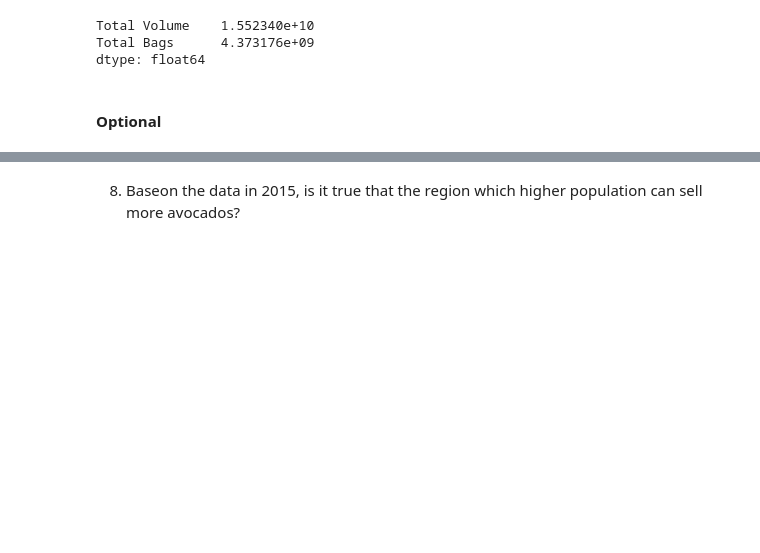
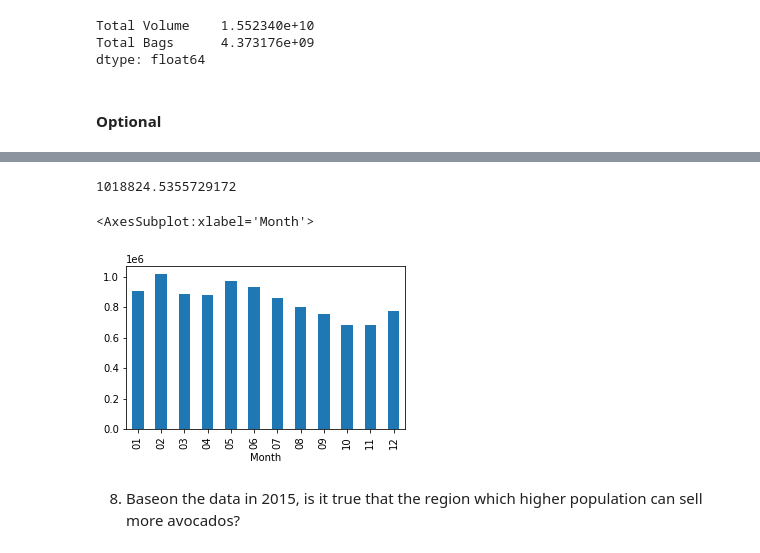
Before and after one commit to PimchanokD/Homework6-AVOCADO, a Jupyter notebook: HW06 Avocado.ipynb, the cells around one changed output, grey strips where cells are left out. Saved outputs shown, nothing was run; the diff lists cells and outputs as text; code cells hidden in the pictures; blank space fills up the shorter version.

```diff
--- a/HW06 Avocado.ipynb
+++ b/HW06 Avocado.ipynb
@@ -238,2 +278,11 @@ dtype: float64
+# %%
+df.groupby('Month')['Total Volume'].mean().max()
+# %% [output]
+1018824.5355729172
+# %%
+df.groupby('Month')['Total Volume'].mean().plot.bar(figsize=(5,3))
+# %% [output]
+<AxesSubplot:xlabel='Month'>
+[figure, added]
 # %% [markdown]
 8)  Baseon the data in 2015, is it true that the region which higher population can sell more avocados?
```
Also changed, not shown: parts of 24 cells of this notebook.
